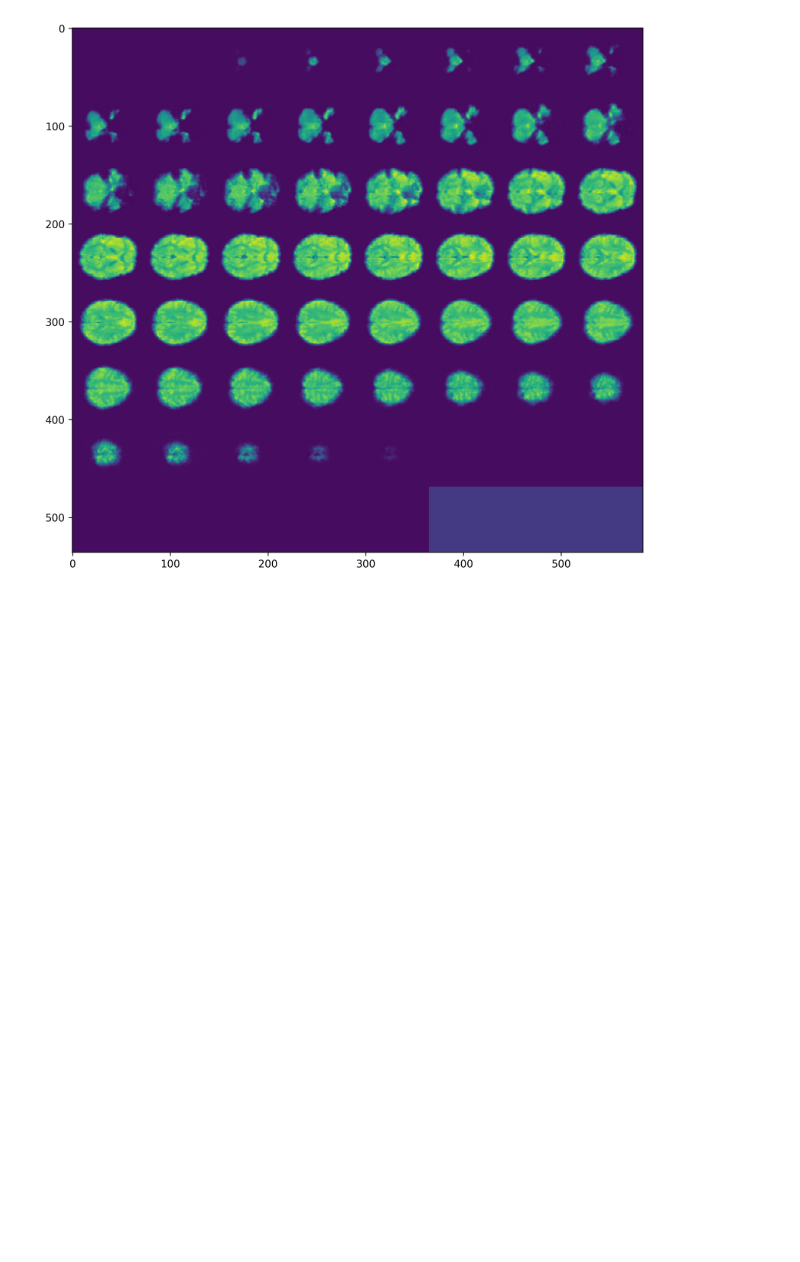
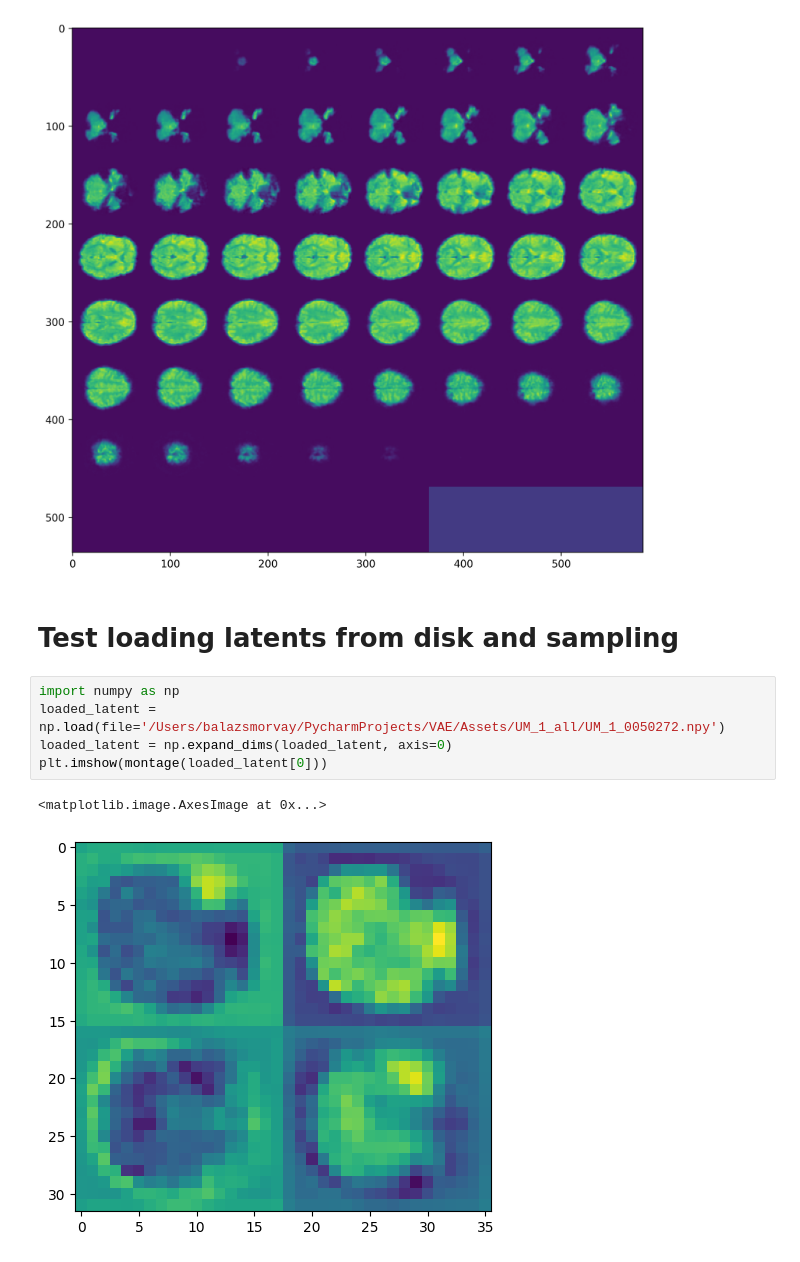
Before and after one commit to balazsmorv/vae, a Jupyter notebook: Notebook Experiments/test_autoencoder.ipynb, the cells around one changed output. Saved outputs shown, nothing was run; the diff lists cells and outputs as text; blank space fills up the shorter version.

Commit message:
Add bached sampling, check image generation from out of distribution (UM_1) latents

```diff
--- a/Notebook Experiments/test_autoencoder.ipynb
+++ b/Notebook Experiments/test_autoencoder.ipynb
@@ -105,3 +106,13 @@ plt.imshow(montage(decoded[0].cpu()))
 # %% [output]
 <matplotlib.image.AxesImage at 0x...>
 [figure]
+# %% [markdown]
+# Test loading latents from disk and sampling
+# %%
+import numpy as np
+loaded_latent = np.load(file='/Users/balazsmorvay/PycharmProjects/VAE/Assets/UM_1_all/UM_1_0050272.npy')
+loaded_latent = np.expand_dims(loaded_latent, axis=0)
+plt.imshow(montage(loaded_latent[0]))
+# %% [output]
+<matplotlib.image.AxesImage at 0x...>
+[figure, added]
```
Also changed, not shown: parts of 3 cells of this notebook, 1 other file.
